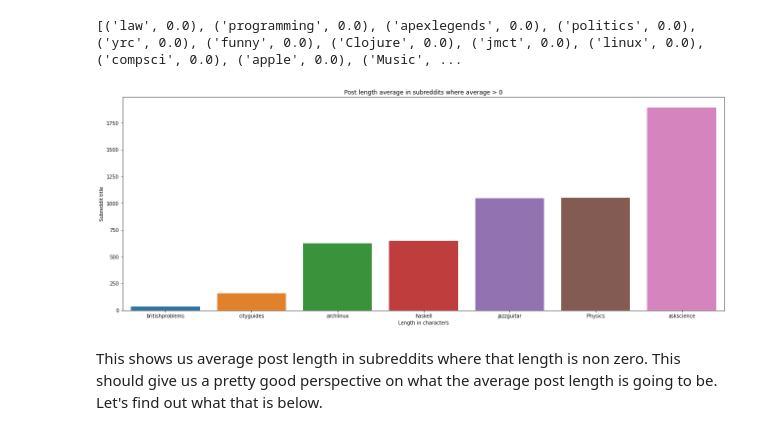
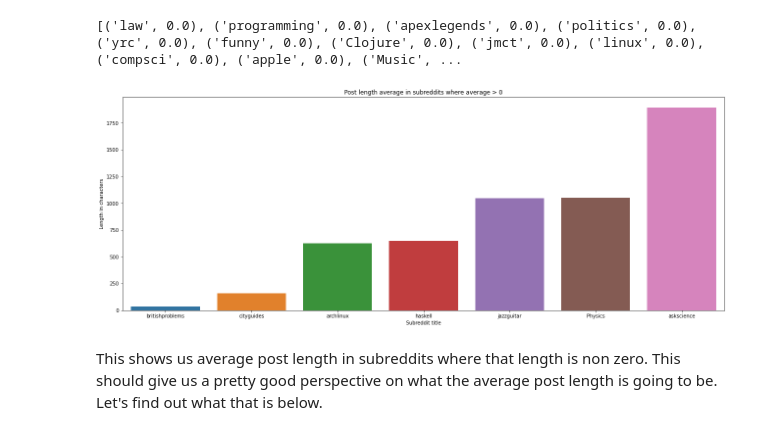
Before and after one commit to ariqbailey/ariqbailey.github.io, a Jupyter notebook: reddit-common-interests/Final_Project.ipynb, the cells around one changed output. Cells and saved outputs as stored; diff of their text form; code cells hidden in the pictures.

```diff
--- a/reddit-common-interests/Final_Project.ipynb
+++ b/reddit-common-interests/Final_Project.ipynb
@@ -321,19 +293,19 @@ print(subreddits_sorted_one)
 # %%
 sub_keys = []
 sub_vals = []
 for k, v in subreddits_sorted_one:
     if v != 0:
         sub_keys.append(k)
         sub_vals.append(v)
 
 plt.figure(figsize=(22,8))
 sns.barplot(x=sub_keys, y=sub_vals)
 plt.title("Post length average in subreddits where average > 0")
-plt.xlabel("Length in characters")
-plt.ylabel("Subreddit title")
+plt.ylabel("Length in characters")
+plt.xlabel("Subreddit title")
 plt.show()
 # %% [output]
-[figure, old version]
+[figure, new version]
 # %% [markdown]
 This shows us average post length in subreddits where that length is non zero. This should give us a pretty good perspective on what the average post length is going to be. Let's find out what that is below.
 # %%
```
Also changed, not shown: parts of 66 cells of this notebook, 1 other file.
